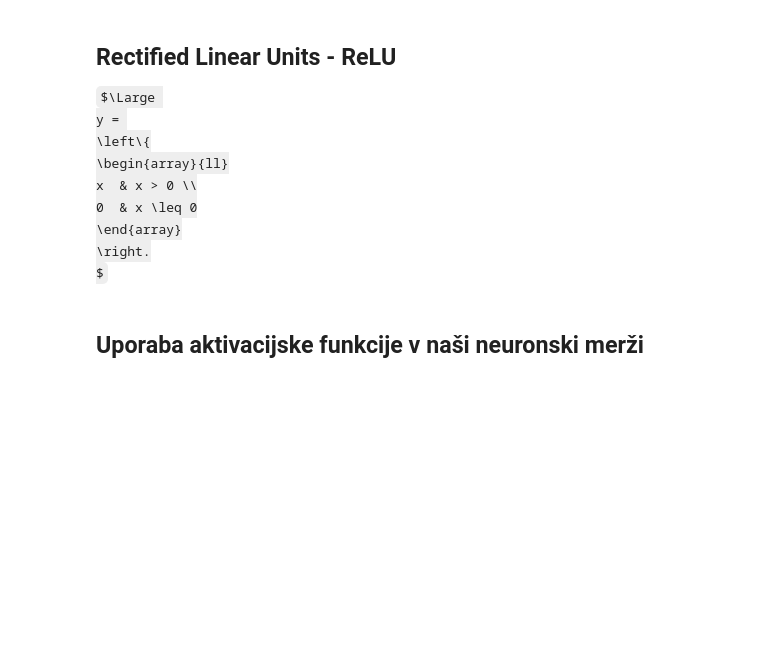
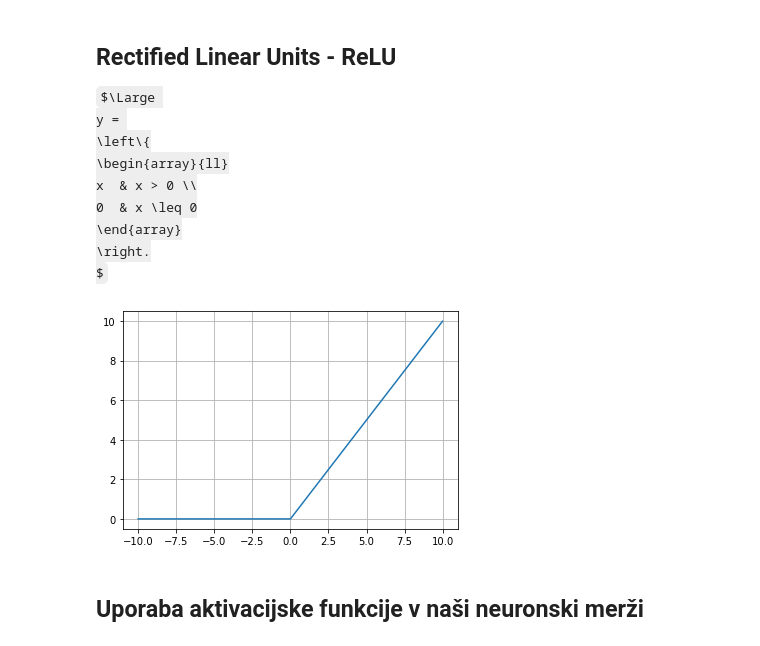
Before and after one commit to icta-tecaji/python-machine-learning-public, a Jupyter notebook: 09_Deep_Learning/Deep_Neural_Networks_CLEAN.ipynb, the cells around one changed output. Cells and saved outputs as stored; diff of their text form; code cells hidden in the pictures; some formulas as TeX source; blank space fills up the shorter version.

```diff
--- a/09_Deep_Learning/Deep_Neural_Networks_CLEAN.ipynb
+++ b/09_Deep_Learning/Deep_Neural_Networks_CLEAN.ipynb
@@ -180,3 +339,18 @@ y =
 	\end{array}
 \right.
 $
+# %%
+import matplotlib.pyplot as plt
+import numpy as np
+
+def relu(x):
+    return x if x>0 else 0
+
+X = np.arange(-10, 10, 0.01)
+y = [relu(x) for x in X]
+
+plt.plot(X, y)
+plt.grid()
+plt.show()
+# %% [output]
+[figure, added]
```
Also changed, not shown: parts of 91 cells of this notebook, 2 other files.
